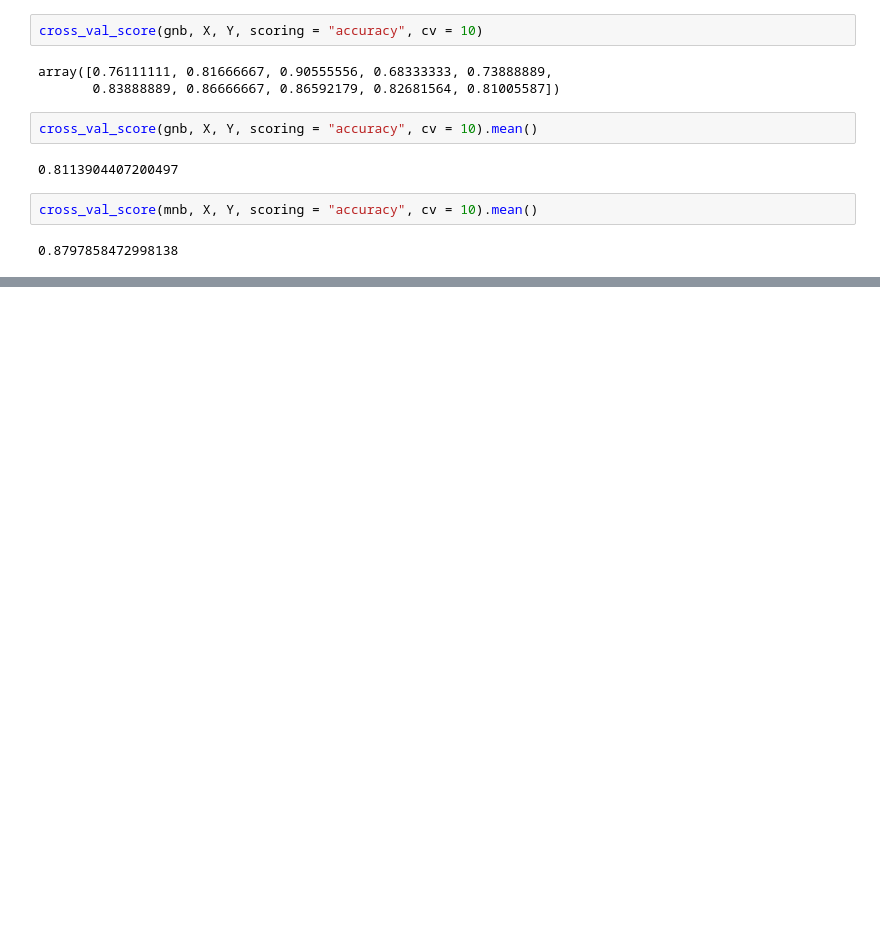
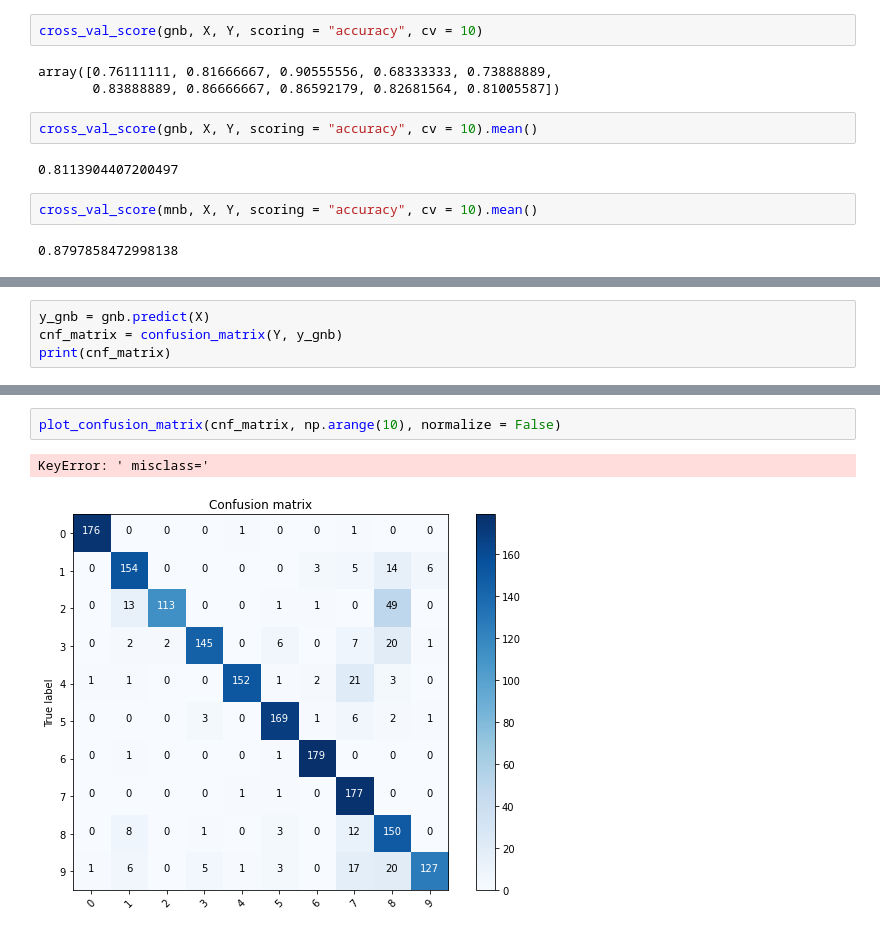
Before and after one commit to tanvee09/ML-Practice, a Jupyter notebook: Naive Bayes/MNIST.ipynb, the cells around one changed output, grey strips where cells are left out. Drawn from its saved outputs; the diff is of its cells as text; blank space fills up the shorter version.

```diff
--- a/Naive Bayes/MNIST.ipynb
+++ b/Naive Bayes/MNIST.ipynb
@@ -55,0 +81,4 @@ cross_val_score(mnb, X, Y, scoring = "accuracy", cv = 10).mean()
+# %%
+y_gnb = gnb.predict(X)
+cnf_matrix = confusion_matrix(Y, y_gnb)
+print(cnf_matrix)
@@ -55,0 +96,5 @@ cross_val_score(mnb, X, Y, scoring = "accuracy", cv = 10).mean()
+# %%
+plot_confusion_matrix(cnf_matrix, np.arange(10), normalize = False)
+# %% [output]
+KeyError: ' misclass='
+[figure, added]
```
Also changed, not shown: parts of 6 cells of this notebook, 7 other files.
